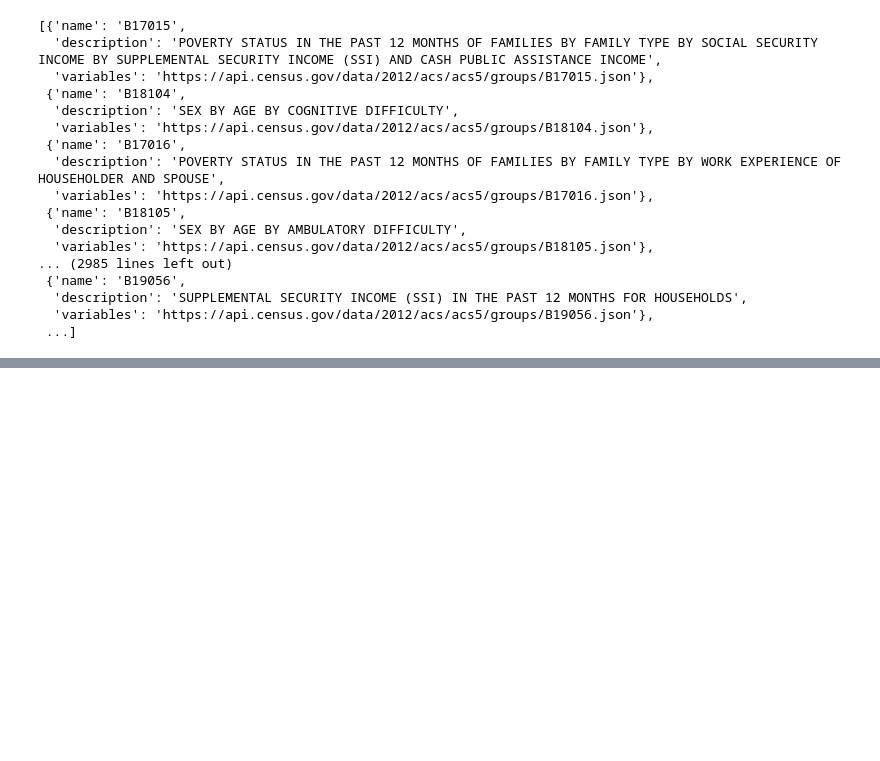
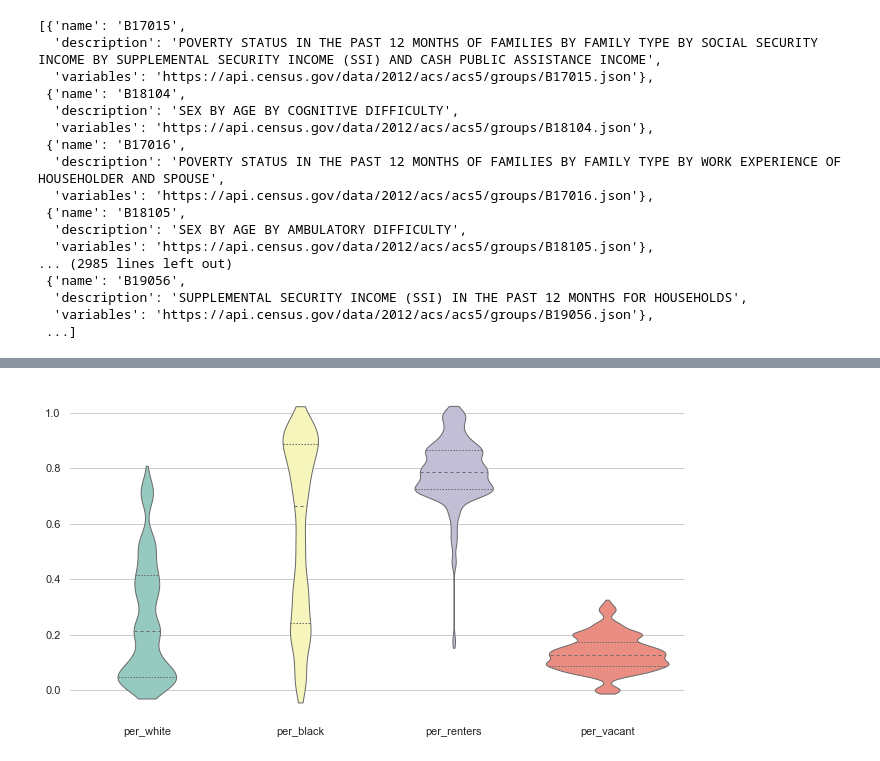
Before and after one commit to CenterForSpatialResearch/investors-NJ, a Jupyter notebook: 05_Cenus_Block_Summary.ipynb, the cells around one changed output, grey strips where cells are left out. Cells and saved outputs as stored; diff of their text form; code cells hidden in the pictures; blank space fills up the shorter version.

```diff
--- a/05_Cenus_Block_Summary.ipynb
+++ b/05_Cenus_Block_Summary.ipynb
@@ -87,0 +609,34 @@ APIKeyError: ' <html>     <head>         <title>Invalid Key</title>     </head>
+# %%
+morans_hh_census_sub = morans_hh_census_nogroup[['GEOID',
+                                         'institutional_investor_rental2000','institutional_investor_rental2001','institutional_investor_rental2002','institutional_investor_rental2003',
+                           'institutional_investor_rental2004','institutional_investor_rental2005','institutional_investor_rental2006','institutional_investor_rental2007',
+                           'institutional_investor_rental2008','institutional_investor_rental2009','institutional_investor_rental2010','institutional_investor_rental2011',
+                           'institutional_investor_rental2012','institutional_investor_rental2013','institutional_investor_rental2014','institutional_investor_rental2015',
+                           'institutional_investor_rental2016','institutional_investor_rental2017','institutional_investor_rental2018',
+                          'non_institutional_investor_rental2000','non_institutional_investor_rental2001','non_institutional_investor_rental2002','non_institutional_investor_rental2003',
+                           'non_institutional_investor_rental2004','non_institutional_investor_rental2005','non_institutional_investor_rental2006','non_institutional_investor_rental2007',
+                           'non_institutional_investor_rental2008','non_institutional_investor_rental2009','non_institutional_investor_rental2010','non_institutional_investor_rental2011',
+                           'non_institutional_investor_rental2012','non_institutional_investor_rental2013','non_institutional_investor_rental2014','non_institutional_investor_rental2015',
+                           'non_institutional_investor_rental2016','non_institutional_investor_rental2017','non_institutional_investor_rental2018',
+                          'institutional_investor_flip2000','institutional_investor_flip2001','institutional_investor_flip2002','institutional_investor_flip2003',
+                           'institutional_investor_flip2004','institutional_investor_flip2005','institutional_investor_flip2006','institutional_investor_flip2007',
+                           'institutional_investor_flip2008','institutional_investor_flip2009','institutional_investor_flip2010','institutional_investor_flip2011',
+                           'institutional_investor_flip2012','institutional_investor_flip2013','institutional_investor_flip2014','institutional_investor_flip2015',
+                           'institutional_investor_flip2016','institutional_investor_flip2017','institutional_investor_flip2018',
+                          'non_institutional_investor_flip2000','non_institutional_investor_flip2001','non_institutional_investor_flip2002','non_institutional_investor_flip2003',
+                           'non_institutional_investor_flip2004','non_institutional_investor_flip2005','non_institutional_investor_flip2006','non_institutional_investor_flip2007',
+                           'non_institutional_investor_flip2008','non_institutional_investor_flip2009','non_institutional_investor_flip2010','non_institutional_investor_flip2011',
+                           'non_institutional_investor_flip2012','non_institutional_investor_flip2013','non_institutional_investor_flip2014','non_institutional_investor_flip2015',
+                           'non_institutional_investor_flip2016','non_institutional_investor_flip2017','non_institutional_investor_flip2018',
+                          'non_investor2000','non_investor2001','non_investor2002','non_investor2003',
+                           'non_investor2004','non_investor2005','non_investor2006','non_investor2007',
+                           'non_investor2008','non_investor2009','non_investor2010','non_investor2011',
+                           'non_investor2012','non_investor2013','non_investor2014','non_investor2015',
+                           'non_investor2016','non_investor2017','non_investor2018',
+                          'per_white', 'per_black',
+                          'per_renters', 'per_vacant',
+                          'per_poverty','median_hh']].copy()
+# %%
+morans_hh_census_sub['median_hh'] = morans_hh_census_sub['median_hh'].astype('int64')
+# %%
+morans_hh_census_sub = morans_hh_census_sub.set_index('GEOID')
@@ -87,0 +1054,13 @@ APIKeyError: ' <html>     <head>         <title>Invalid Key</title>     </head>
+# %%
+import seaborn as sns
+import matplotlib.pyplot as plt
+sns.set(style="whitegrid")
+
+f, ax = plt.subplots(figsize=(11, 6))
+
+# # Draw a violinplot with a narrower bandwidth than the default
+sns.violinplot(data=morans_hh_census_sub[['per_white','per_black','per_renters', 'per_vacant']],split=True,palette="Set3",  bw=.2, cut=1,linewidth=1,inner="quart")
+# ax.set(ylim=(0, 1))
+sns.despine(left=True, bottom=True)
+# %% [output]
+[figure, added]
```
Also changed, not shown: parts of 48 cells of this notebook.
